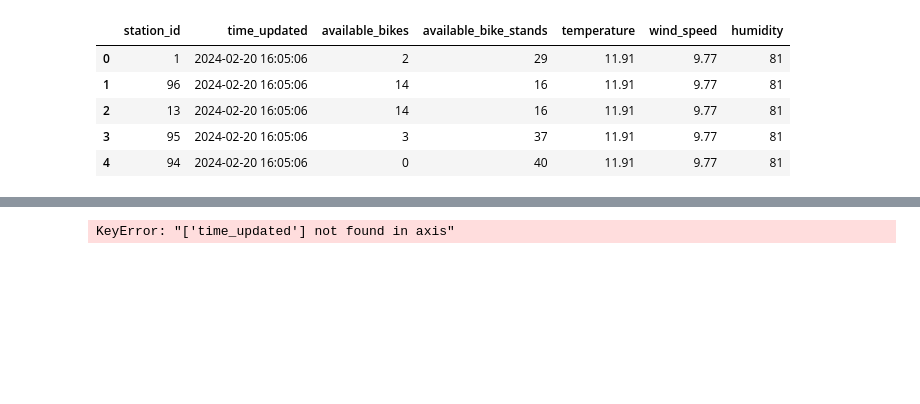
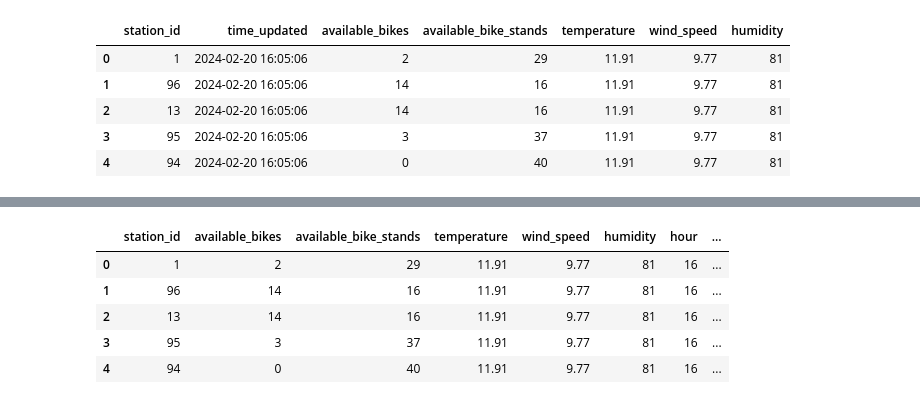
Before and after one commit to TadghPurcell/On-Your-Bike, a Jupyter notebook: ML_models/station_ml_model.ipynb, the cells around one changed output, grey strips where cells are left out. Saved outputs shown, nothing was run; the diff lists cells and outputs as text; code cells hidden in the pictures; blank space fills up the shorter version.

```diff
--- a/ML_models/station_ml_model.ipynb
+++ b/ML_models/station_ml_model.ipynb
@@ -138,12 +149,37 @@ df.head()
 # %%
 df.to_csv('weather_availability_joined.csv')
+# %%
+df = pd.read_csv('weather_availability_joined.csv')
+# Convert station_id to int64
+df['station_id'] = df['station_id'].astype('int64')
+
+# Convert time_updated to datetime64
+df['time_updated'] = pd.to_datetime(df['time_updated'])
+
+# Convert available_bikes, available_bike_stands, and humidity to int64
+df['available_bikes'] = df['available_bikes'].astype('int64')
+df['available_bike_stands'] = df['available_bike_stands'].astype('int64')
+df['humidity'] = df['humidity'].astype('int64')
+
+# Convert temperature and wind_speed to float64
+df['temperature'] = df['temperature'].astype('float64')
+df['wind_speed'] = df['wind_speed'].astype('float64')
 # %%
 # One hot encode day of the week
 df['weekday'] = df['time_updated'].dt.day_name()
 df['hour'] = df['time_updated'].dt.hour
 one_hot_encoded = pd.get_dummies(df['weekday'])
 df = pd.concat([df, one_hot_encoded], axis=1)
 df.drop('time_updated', axis = 1, inplace=True)
+df.drop('weekday', axis = 1, inplace=True)
+df.drop('Unnamed: 0', axis = 1, inplace=True)
+
+
 df.head()
 # %% [output]
-KeyError: "['time_updated'] not found in axis"
+|  | station_id | available_bikes | available_bike_stands | temperature | wind_speed | humidity | hour | ... |
+| 0 | 1 | 2 | 29 | 11.91 | 9.77 | 81 | 16 | ... |
+| 1 | 96 | 14 | 16 | 11.91 | 9.77 | 81 | 16 | ... |
+| 2 | 13 | 14 | 16 | 11.91 | 9.77 | 81 | 16 | ... |
+| 3 | 95 | 3 | 37 | 11.91 | 9.77 | 81 | 16 | ... |
+| 4 | 94 | 0 | 40 | 11.91 | 9.77 | 81 | 16 | ... |
```
Also changed, not shown: parts of 5 cells of this notebook.
